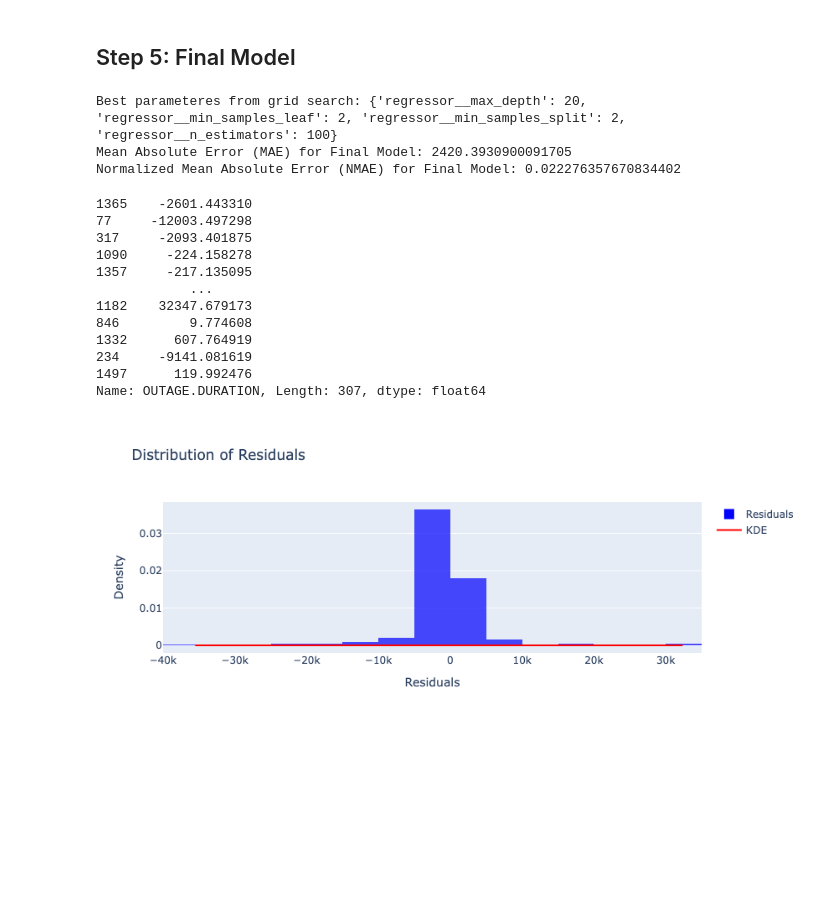
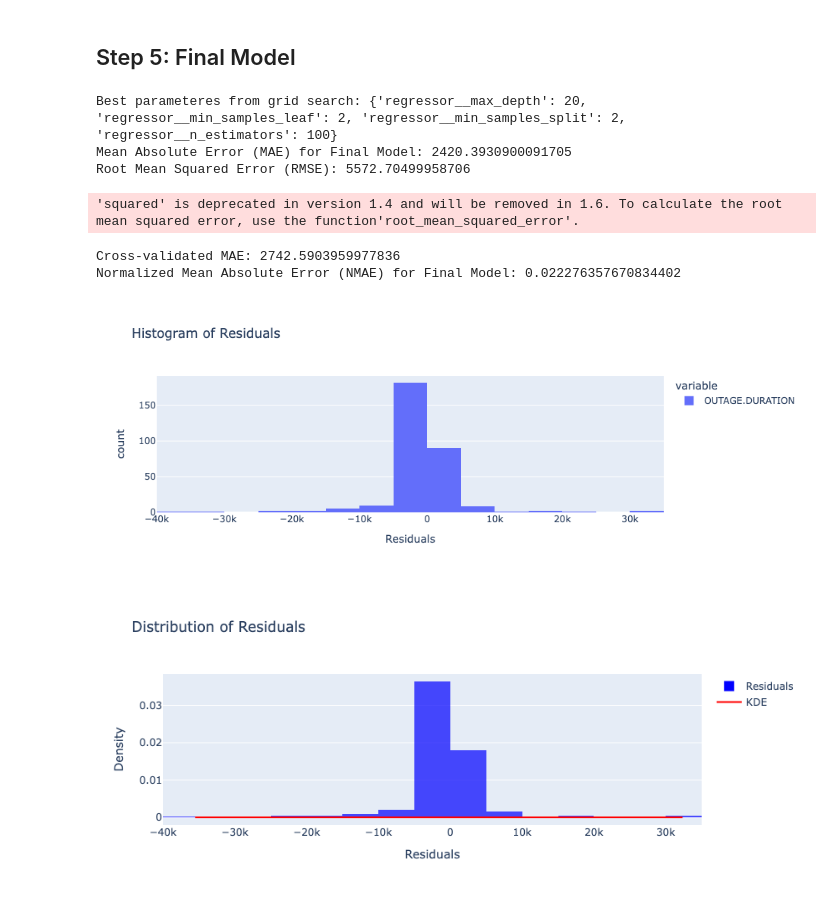
Before and after one commit to djlisbonne/power_outage_analysis, a Jupyter notebook: portfolio.ipynb, the cells around one changed output. Drawn from its saved outputs; the diff is of its cells as text; code cells hidden in the pictures; blank space fills up the shorter version.

```diff
--- a/portfolio.ipynb
+++ b/portfolio.ipynb
@@ -441,28 +441,30 @@ y_pred = best_model.predict(X_test)
 mae = mean_absolute_error(y_test, y_pred)
 print(f"Mean Absolute Error (MAE) for Final Model: {mae}")
 
+# Calculate RMSE
+rmse = mean_squared_error(y_test, y_pred, squared=False)
+print(f"Root Mean Squared Error (RMSE): {rmse}")
+
+cv_scores = cross_val_score(model_pipeline, X, y, cv=5, scoring='neg_mean_absolute_error')
+print(f"Cross-validated MAE: {-cv_scores.mean()}")
+
 # Calculate NMAE
 nmae = mae / (y.max() - y.min())
 print(f"Normalized Mean Absolute Error (NMAE) for Final Model: {nmae}")
 # %% [output]
 Best parameteres from grid search: {'regressor__max_depth': 20, 'regressor__min_samples_leaf': 2, 'regressor__min_samples_split': 2, 'regressor__n_estimators': 100}
 Mean Absolute Error (MAE) for Final Model: 2420.3930900091705
-Normalized Mean Absolute Error (NMAE) for Final Model: 0.022276357670834402
+Root Mean Squared Error (RMSE): 5572.70499958706
+'squared' is deprecated in version 1.4 and will be removed in 1.6. To calculate the root mean squared error, use the function'root_mean_squared_error'.
+Cross-validated MAE: 2742.5903959977836
+Normalized Mean Absolute Error (NMAE) for Final Model: 0.022276357670834402
-# %%
-residuals
-# %% [output]
-1365    -2601.443310
-77     -12003.497298
-317     -2093.401875
-1090     -224.158278
-1357     -217.135095
-            ...
-1182    32347.679173
-846         9.774608
-1332      607.764919
-234     -9141.081619
-1497      119.992476
-Name: OUTAGE.DURATION, Length: 307, dtype: float64
+# %%
+res = y_test - y_pred
+fig = px.histogram(res, nbins=30, labels={'value': 'Residuals'}, title='Histogram of Residuals')
+fig.show()
+fig.write_html("finalmodelresiduals.html", include_plotlyjs='cdn')
+# %% [output]
+[figure, added]
 # %%
 hist_trace = go.Histogram(
     x=residuals,
```
Also changed, not shown: parts of 1 cell of this notebook, 3 other files.
